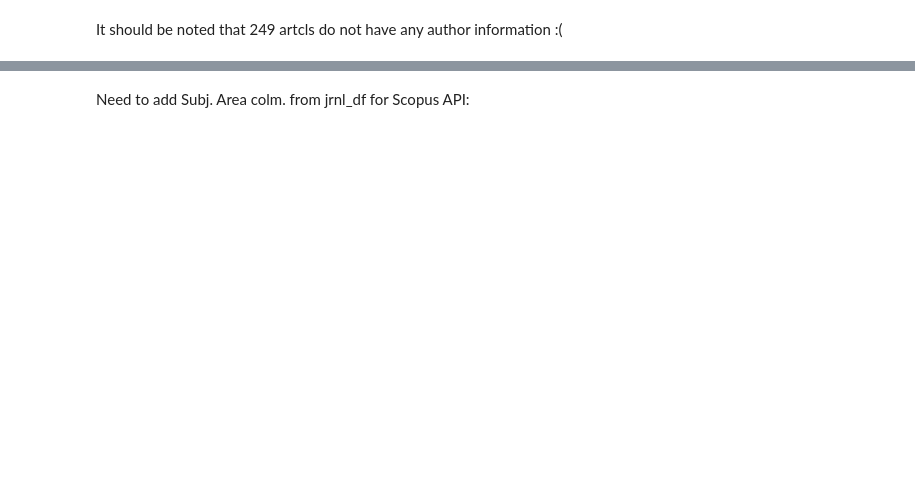
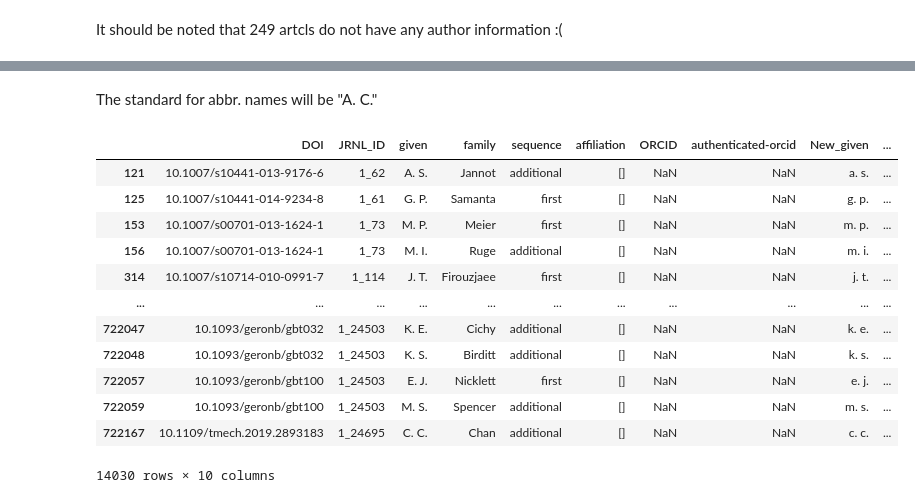
Before and after one commit to Oz-like-the-Wizard/Investigating-the-delay-times-in-academic-publishing, a Jupyter notebook: part7d-creating_author_df.ipynb, the cells around one changed output, grey strips where cells are left out. Drawn from its saved outputs; the diff is of its cells as text; code cells hidden in the pictures; blank space fills up the shorter version.

Commit message:
180k complete - scopus api trials

```diff
--- a/part7d-creating_author_df.ipynb
+++ b/part7d-creating_author_df.ipynb
@@ -29,2 +111,6 @@ q1_author_df.head()
+# %%
+# To enable easy & detailed analysis we need to remove NaN values from author_df. However, this will not be necessary for the final q1_date_df, as it should not have any empty auhtor fields.and
+
+q1_author_df.dropna(subset=["family", "given"], inplace=True)
 # %%
-q1_author_df.reset_index(drop=True, inplace=True)
+q1_author_df.drop(["New_given", "New_family",], axis=1, inplace=True)
@@ -53,2 +119,27 @@ q1_author_df.head()
-# %% [markdown]
-Need to add Subj. Area colm. from jrnl_df for Scopus API:
+# %% [markdown]
+The standard for abbr. names will be "A. C."
+# %%
+# Need to df[0] = df[0].str.strip() first:
+
+q1_author_df.given = q1_author_df.given.str.strip()
+q1_author_df.family = q1_author_df.family.str.strip()
+# %%
+# Remove multiple spaces:
+q1_author_df.given = q1_author_df.given.map(lambda x: re.sub(' +', ' ', x))
+q1_author_df.family = q1_author_df.family.map(lambda x: re.sub(' +', ' ', x))
+# %%
+q1_author_df[q1_author_df.given.map(lambda x: bool(re.match("^[A-Z]\.\s[A-Z]\.$", x)))]
+# %% [output]
+|  | DOI | JRNL_ID | given | family | sequence | affiliation | ORCID | authenticated-orcid | New_given | ... |
+| 121 | 10.1007/s10441-013-9176-6 | 1_62 | A. S. | Jannot | additional | [] | NaN | NaN | a. s. | ... |
+| 125 | 10.1007/s10441-014-9234-8 | 1_61 | G. P. | Samanta | first | [] | NaN | NaN | g. p. | ... |
+| 153 | 10.1007/s00701-013-1624-1 | 1_73 | M. P. | Meier | first | [] | NaN | NaN | m. p. | ... |
+| 156 | 10.1007/s00701-013-1624-1 | 1_73 | M. I. | Ruge | additional | [] | NaN | NaN | m. i. | ... |
+| 314 | 10.1007/s10714-010-0991-7 | 1_114 | J. T. | Firouzjaee | first | [] | NaN | NaN | j. t. | ... |
+| ... | ... | ... | ... | ... | ... | ... | ... | ... | ... | ... |
+| 722047 | 10.1093/geronb/gbt032 | 1_24503 | K. E. | Cichy | additional | [] | NaN | NaN | k. e. | ... |
+| 722048 | 10.1093/geronb/gbt032 | 1_24503 | K. S. | Birditt | additional | [] | NaN | NaN | k. s. | ... |
+| 722057 | 10.1093/geronb/gbt100 | 1_24503 | E. J. | Nicklett | first | [] | NaN | NaN | e. j. | ... |
+| 722059 | 10.1093/geronb/gbt100 | 1_24503 | M. S. | Spencer | additional | [] | NaN | NaN | m. s. | ... |
+| 722167 | 10.1109/tmech.2019.2893183 | 1_24695 | C. C. | Chan | additional | [] | NaN | NaN | c. c. | ... |
+14030 rows × 10 columns
```
Also changed, not shown: parts of 86 cells of this notebook, 4 other files.
